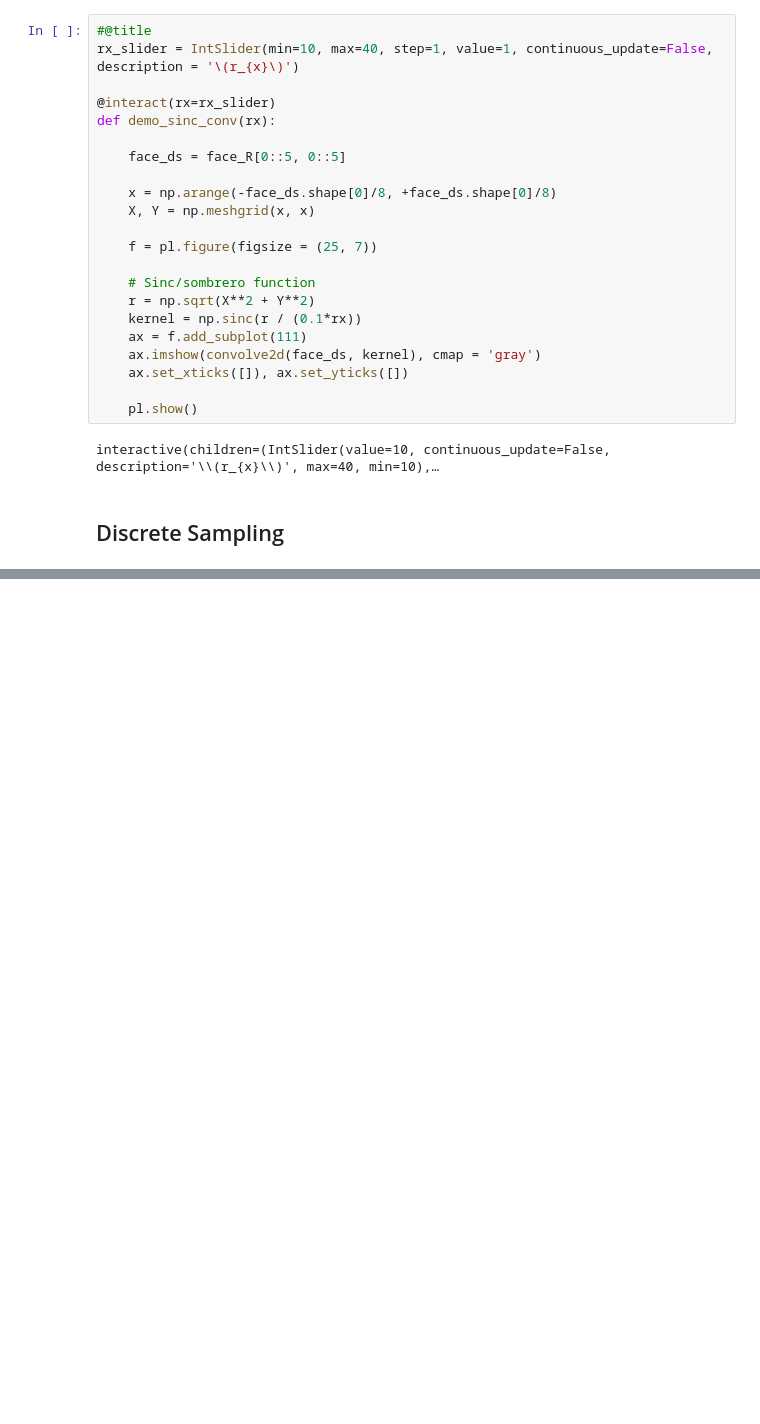
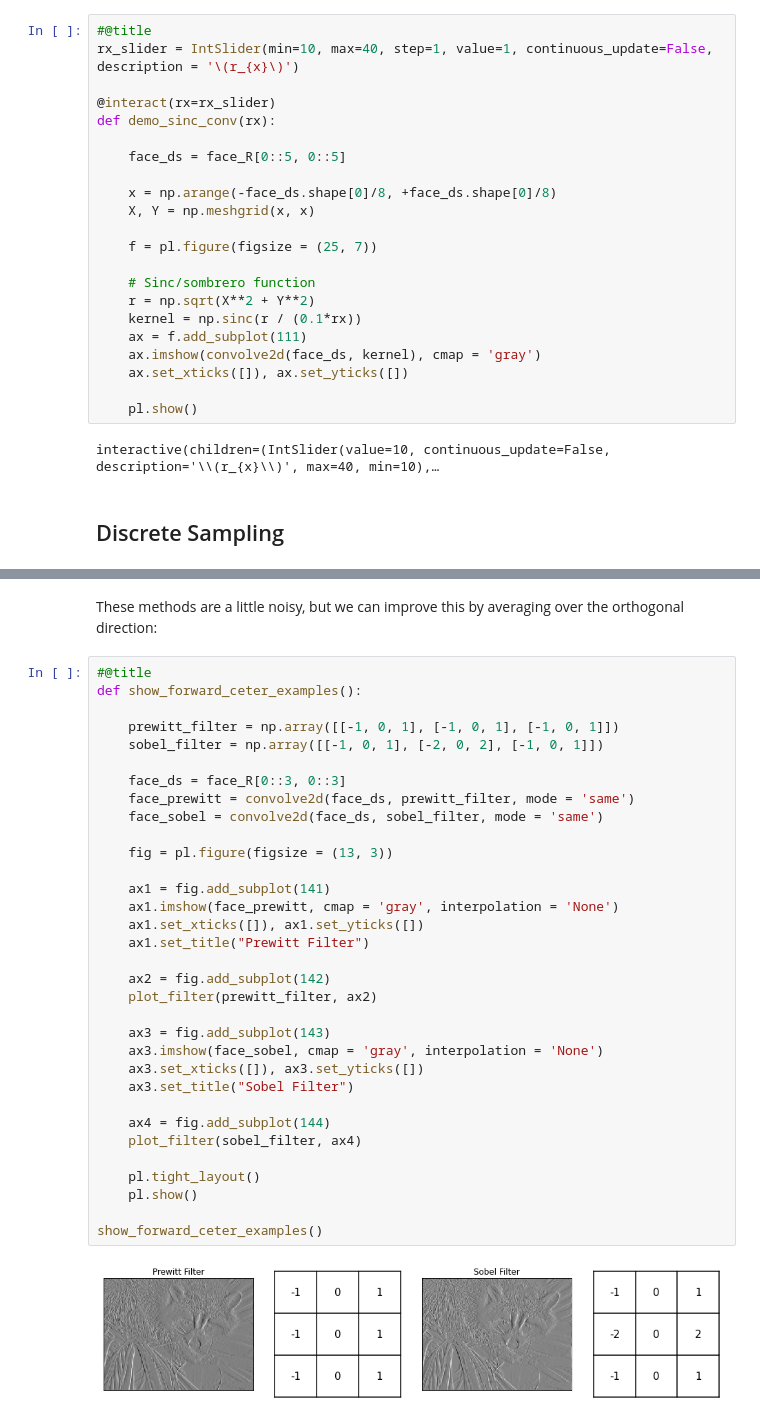
Before and after one commit to mdblackledge/theoryofimaging, a Jupyter notebook: notes.ipynb, the cells around one changed output, grey strips where cells are left out. Saved outputs shown, nothing was run; the diff lists cells and outputs as text; blank space fills up the shorter version.

```diff
--- a/notes.ipynb
+++ b/notes.ipynb
@@ -1724,0 +2201,37 @@ interactive(children=(IntSlider(value=10, continuous_update=False, description='
+# %% [markdown]
+These methods are a little noisy, but we can improve this by averaging over the orthogonal direction:
+# %%
+#@title
+def show_forward_ceter_examples():
+
+    prewitt_filter = np.array([[-1, 0, 1], [-1, 0, 1], [-1, 0, 1]])
+    sobel_filter = np.array([[-1, 0, 1], [-2, 0, 2], [-1, 0, 1]])
+
+    face_ds = face_R[0::3, 0::3]
+    face_prewitt = convolve2d(face_ds, prewitt_filter, mode = 'same')
+    face_sobel = convolve2d(face_ds, sobel_filter, mode = 'same')
+
+    fig = pl.figure(figsize = (13, 3))
+
+    ax1 = fig.add_subplot(141)
+    ax1.imshow(face_prewitt, cmap = 'gray', interpolation = 'None')
+    ax1.set_xticks([]), ax1.set_yticks([])
+    ax1.set_title("Prewitt Filter")
+
+    ax2 = fig.add_subplot(142)
+    plot_filter(prewitt_filter, ax2)
+
+    ax3 = fig.add_subplot(143)
+    ax3.imshow(face_sobel, cmap = 'gray', interpolation = 'None')
+    ax3.set_xticks([]), ax3.set_yticks([])
+    ax3.set_title("Sobel Filter")
+
+    ax4 = fig.add_subplot(144)
+    plot_filter(sobel_filter, ax4)
+
+    pl.tight_layout()
+    pl.show()
+
+show_forward_ceter_examples()
+# %% [output]
+[figure, added]
```
Also changed, not shown: parts of 74 cells of this notebook, 1 other file.
